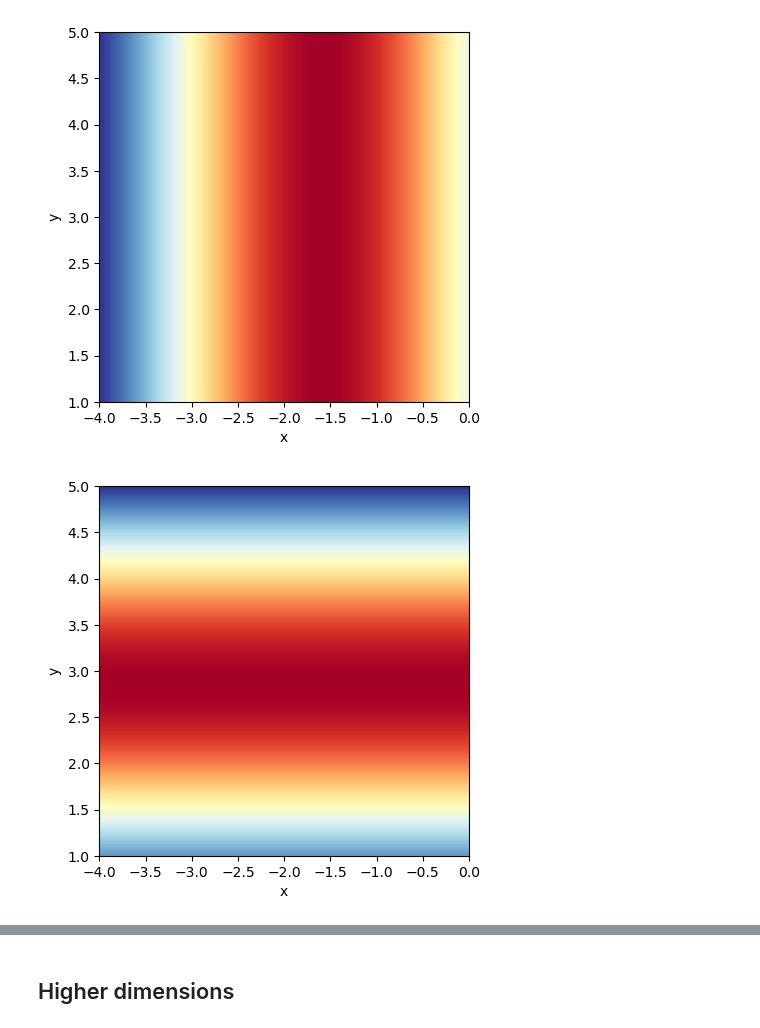
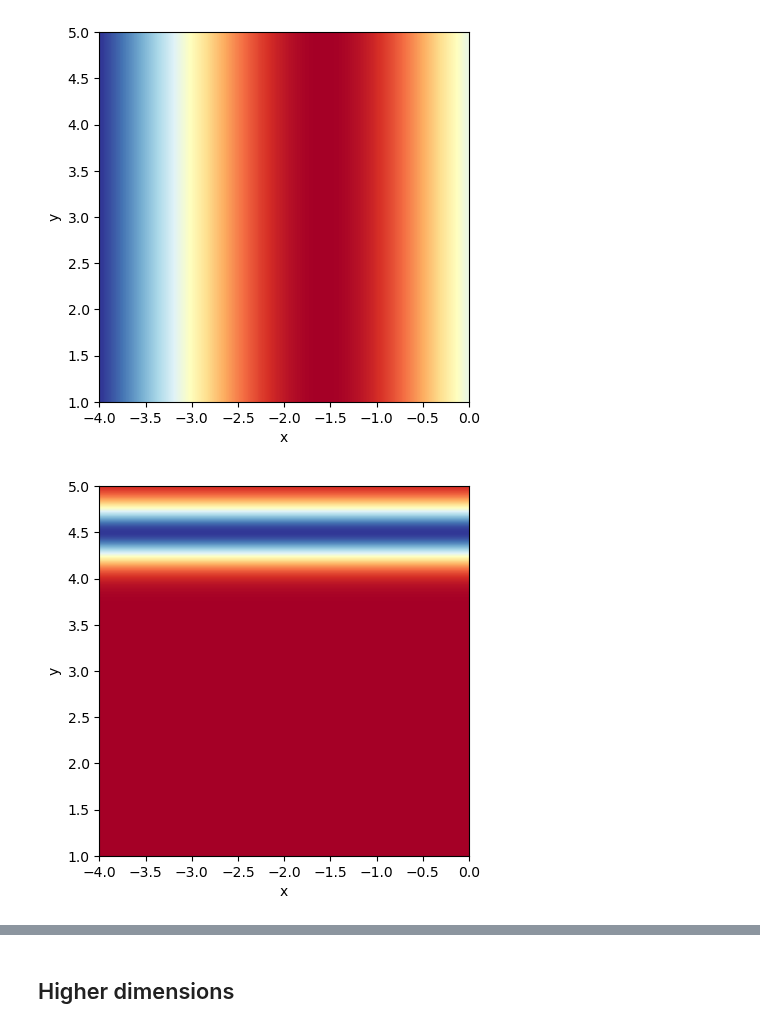
Before and after one commit to brownadder/expsolve, a Jupyter notebook: examples/tutorials/01_tensorgrid/01_grid.ipynb, the cells around one changed output, grey strips where cells are left out. Drawn from its saved outputs; the diff is of its cells as text; code cells hidden in the pictures.

```diff
--- a/examples/tutorials/01_tensorgrid/01_grid.ipynb
+++ b/examples/tutorials/01_tensorgrid/01_grid.ipynb
@@ -262,10 +262,10 @@ plt.show()
 [figure]
 # %%
 fig, ax = plt.subplots()
-ex.imshow(ax, xrange, c)
+ex.imshow(ax, xrange, exp(-(y-4.5)**2/0.1))
 plt.show()
 # %% [output]
-[figure, old version]
+[figure, new version]
 # %%
 fig, ax = plt.subplots()
 ex.imshow(ax, xrange, r)
```
Also changed, not shown: parts of 1 cell of this notebook, 7 other files.
